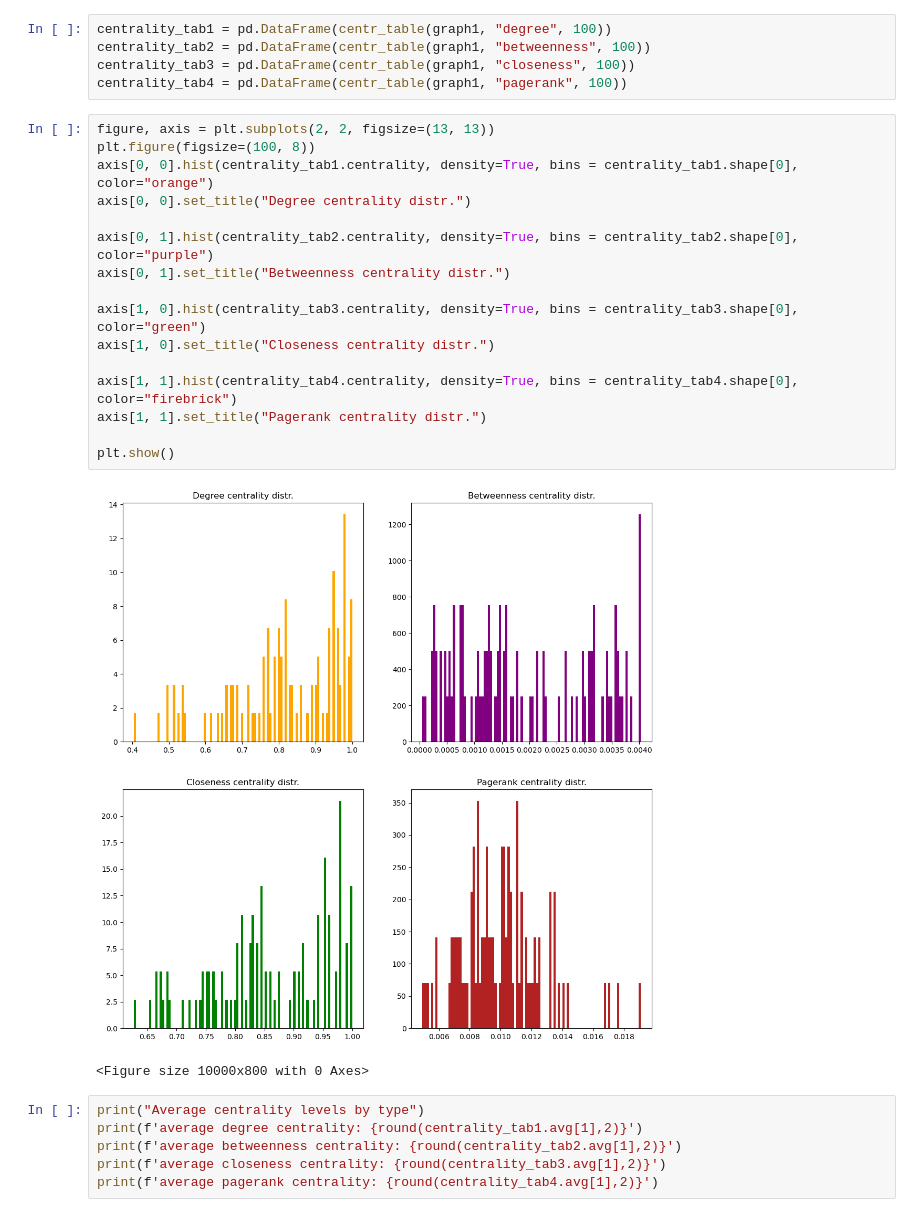
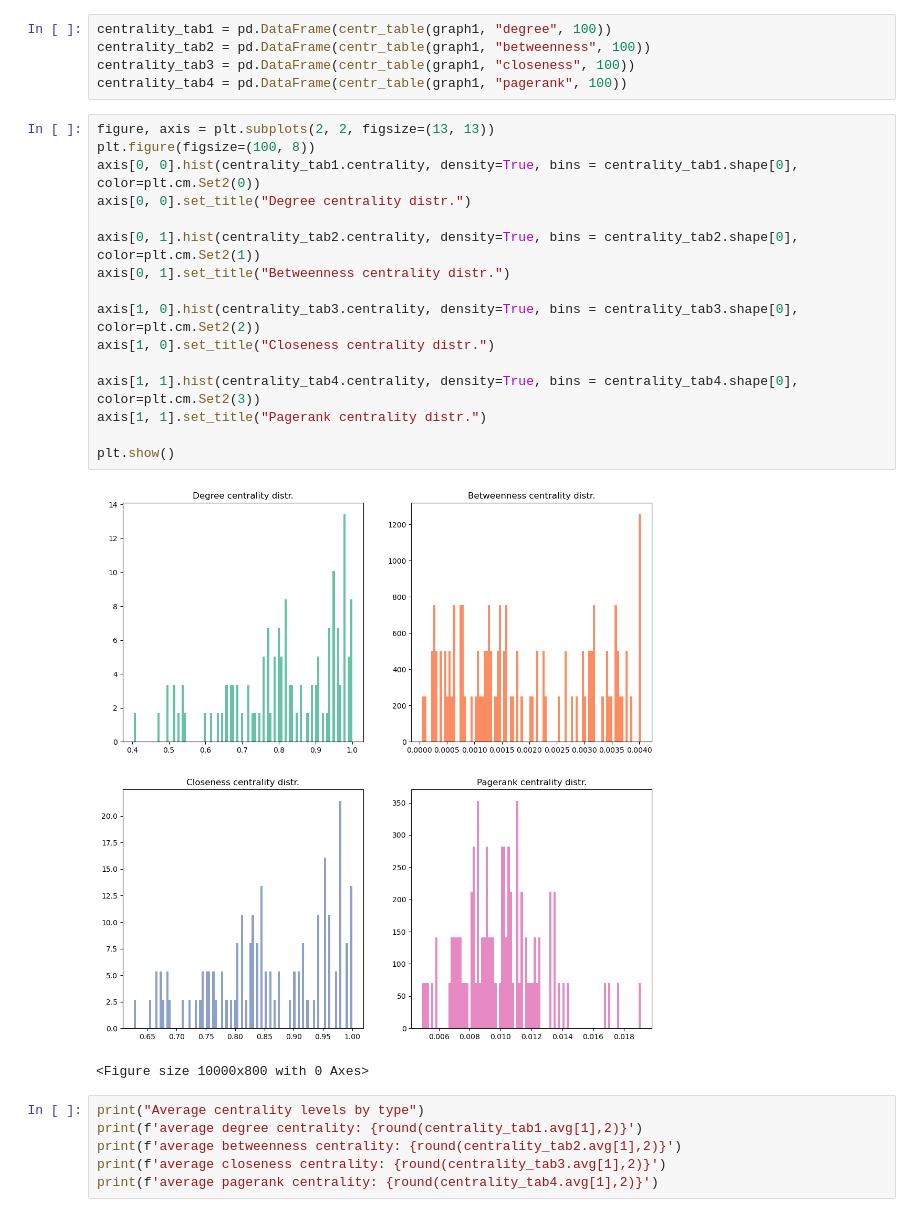
Before and after one commit to Engrima18/MarvelUniverseNetworks, a Jupyter notebook: enrico.ipynb, the cells around one changed output. Saved outputs shown, nothing was run; the diff lists cells and outputs as text.

Commit message:
change color of plots

```diff
--- a/enrico.ipynb
+++ b/enrico.ipynb
@@ -142,21 +142,21 @@ centrality_tab4 = pd.DataFrame(centr_table(graph1, "pagerank", 100))
 # %%
 figure, axis = plt.subplots(2, 2, figsize=(13, 13))
 plt.figure(figsize=(100, 8))
-axis[0, 0].hist(centrality_tab1.centrality, density=True, bins = centrality_tab1.shape[0], color="orange")
+axis[0, 0].hist(centrality_tab1.centrality, density=True, bins = centrality_tab1.shape[0], color=plt.cm.Set2(0))
 axis[0, 0].set_title("Degree centrality distr.")
 
-axis[0, 1].hist(centrality_tab2.centrality, density=True, bins = centrality_tab2.shape[0], color="purple")
+axis[0, 1].hist(centrality_tab2.centrality, density=True, bins = centrality_tab2.shape[0], color=plt.cm.Set2(1))
 axis[0, 1].set_title("Betweenness centrality distr.")
 
-axis[1, 0].hist(centrality_tab3.centrality, density=True, bins = centrality_tab3.shape[0], color="green")
+axis[1, 0].hist(centrality_tab3.centrality, density=True, bins = centrality_tab3.shape[0], color=plt.cm.Set2(2))
 axis[1, 0].set_title("Closeness centrality distr.")
 
-axis[1, 1].hist(centrality_tab4.centrality, density=True, bins = centrality_tab4.shape[0], color="firebrick")
+axis[1, 1].hist(centrality_tab4.centrality, density=True, bins = centrality_tab4.shape[0], color=plt.cm.Set2(3))
 axis[1, 1].set_title("Pagerank centrality distr.")
 
 plt.show()
 # %% [output]
-[figure, old version]
+[figure, new version]
 <Figure size 10000x800 with 0 Axes>
 # %%
 print("Average centrality levels by type")
```
Also changed, not shown: parts of 5 cells of this notebook.
